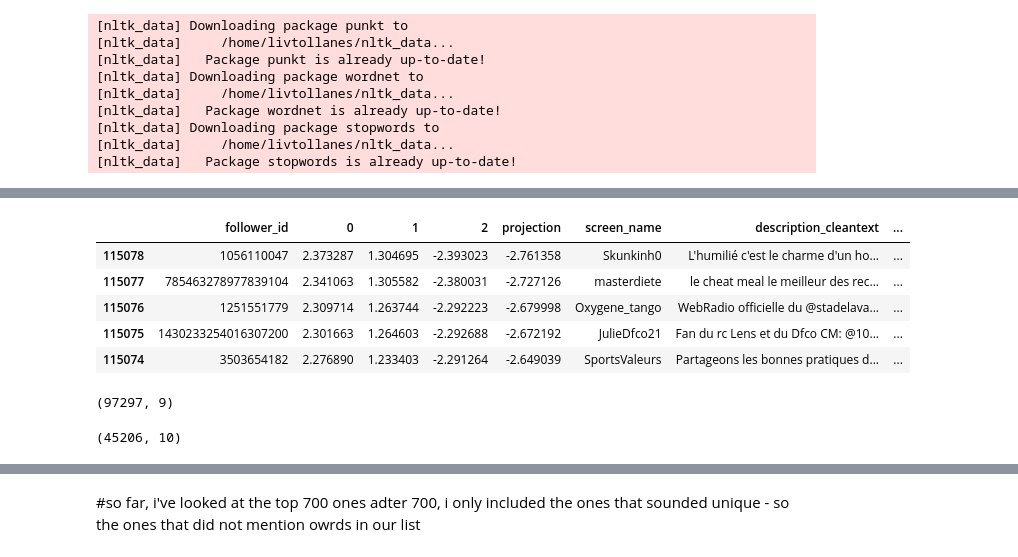
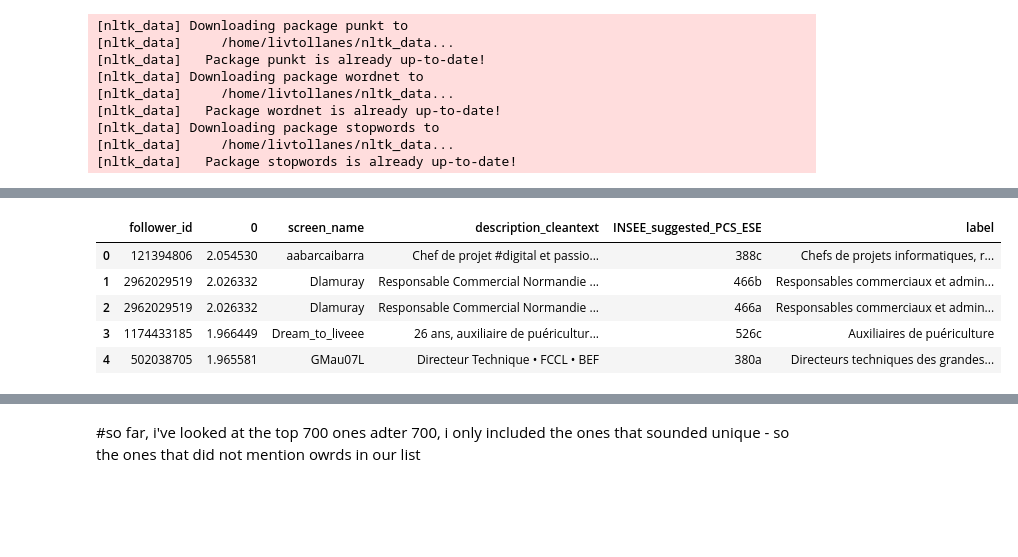
Before and after one commit to livtol99/Liv-Stage---FOCOS-Hand-Over, a Jupyter notebook: Code/Brand Validation/Income_val.ipynb, the cells around one changed output, grey strips where cells are left out. Drawn from its saved outputs; the diff is of its cells as text; code cells hidden in the pictures; blank space fills up the shorter version.

```diff
--- a/Code/Brand Validation/Income_val.ipynb
+++ b/Code/Brand Validation/Income_val.ipynb
@@ -380,9 +432,12 @@ income['label_processed'] = income['label'].apply(lambda text: utils2.preprocess
+# %%
+# Rename 'INSEE_suggested_PCS_ESE' to 'PCS ESE'
+s2_test = s2_test.rename(columns={'PCS_ESE': 'INSEE_suggested_PCS_ESE'})
 # %%
-bios.head()
+s2_test.head()
 # %% [output]
-|  | follower_id | 0 | 1 | 2 | projection | screen_name | description_cleantext | ... |
-| 115078 | 1056110047 | 2.373287 | 1.304695 | -2.393023 | -2.761358 | Skunkinh0 | L'humilié c'est le charme d'un ho... | ... |
-| 115077 | 785463278977839104 | 2.341063 | 1.305582 | -2.380031 | -2.727126 | masterdiete | le cheat meal le meilleur des rec... | ... |
-| 115076 | 1251551779 | 2.309714 | 1.263744 | -2.292223 | -2.679998 | Oxygene_tango | WebRadio officielle du @stadelava... | ... |
-| 115075 | 1430233254016307200 | 2.301663 | 1.264603 | -2.292688 | -2.672192 | JulieDfco21 | Fan du rc Lens et du Dfco CM: @10... | ... |
-| 115074 | 3503654182 | 2.276890 | 1.233403 | -2.291264 | -2.649039 | SportsValeurs | Partageons les bonnes pratiques d... | ... |
+|  | follower_id | 0 | screen_name | description_cleantext | INSEE_suggested_PCS_ESE | label |
+| 0 | 121394806 | 2.054530 | aabarcaibarra | Chef de projet #digital et passio... | 388c | Chefs de projets informatiques, r... |
+| 1 | 2962029519 | 2.026332 | Dlamuray | Responsable Commercial Normandie ... | 466b | Responsables commerciaux et admin... |
+| 2 | 2962029519 | 2.026332 | Dlamuray | Responsable Commercial Normandie ... | 466a | Responsables commerciaux et admin... |
+| 3 | 1174433185 | 1.966449 | Dream_to_liveee | 26 ans, auxiliaire de puéricultur... | 526c | Auxiliaires de puériculture |
+| 4 | 502038705 | 1.965581 | GMau07L | Directeur Technique • FCCL • BEF | 380a | Directeurs techniques des grandes... |
@@ -393,4 +443,0 @@ bios_non_captured = bios[~bios['follower_id'].isin(filtered_bios['follower_id'])
-# %%
-bios_non_captured.shape # 97 297
-# %% [output]
-(97297, 9)
@@ -411,4 +443,0 @@ bios_non_captured = bios_non_captured[bios_non_captured['suggested_PCS_ESE'].app
-# %%
-bios_non_captured.shape
-# %% [output]
-(45206, 10)
```
Also changed, not shown: parts of 31 cells of this notebook, 4 other files.
